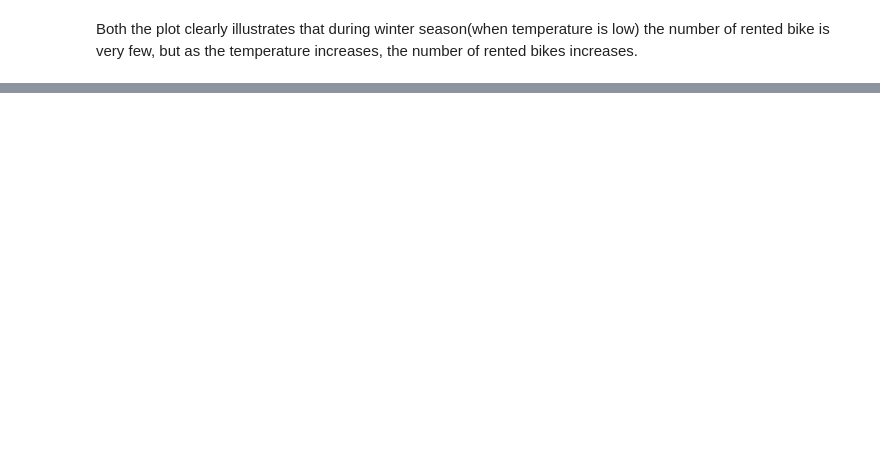
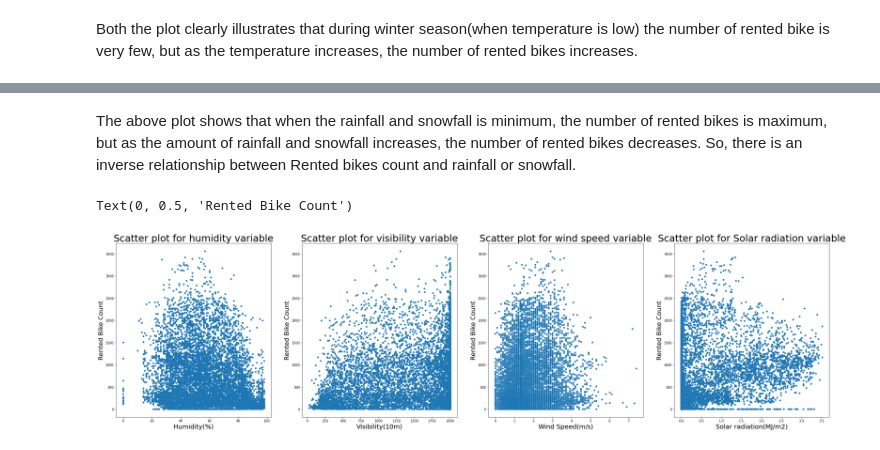
Before and after one commit to SubhamZap/Bike-Sharing-Demand-Prediction, a Jupyter notebook: Bike_Sharing_Demand_Prediction_Capstone_Project.ipynb, the cells around one changed output, grey strips where cells are left out. Drawn from its saved outputs; the diff is of its cells as text; code cells hidden in the pictures; blank space fills up the shorter version.

```diff
--- a/Bike_Sharing_Demand_Prediction_Capstone_Project.ipynb
+++ b/Bike_Sharing_Demand_Prediction_Capstone_Project.ipynb
@@ -199,0 +249,29 @@ Both the plot clearly illustrates that during winter season(when temperature is
+# %% [markdown]
+The above plot shows that when the rainfall and snowfall is minimum, the number of rented bikes is maximum, but as the amount of rainfall and snowfall increases, the number of rented bikes decreases. So, there is an inverse relationship between Rented bikes count and rainfall or snowfall.
+# %%
+# Number of passengers by humidity, visibility, wind speed and solar radiation
+
+fig, (ax1, ax2, ax3, ax4) = plt.subplots(ncols=4, figsize=(40, 10))
+
+bike_copy_df.plot.scatter(x= 'hum', y='cnt', marker = 'o', ax = ax1)
+ax1.set_title('Scatter plot for humidity variable',fontsize = 30)
+ax1.set_xlabel('Humidity(%)' , fontsize = 20)
+ax1.set_ylabel('Rented Bike Count' , fontsize = 20)
+
+bike_copy_df.plot.scatter(x= 'vis', y='cnt', marker = 'o', ax = ax2)
+ax2.set_title('Scatter plot for visibility variable',fontsize = 30)
+ax2.set_xlabel('Visibility(10m)' , fontsize = 20)
+ax2.set_ylabel('Rented Bike Count' , fontsize = 20)
+
+bike_copy_df.plot.scatter(x= 'windspeed', y='cnt', marker = 'o', ax = ax3)
+ax3.set_title('Scatter plot for wind speed variable',fontsize = 30)
+ax3.set_xlabel('Wind Speed(m/s)' , fontsize = 20)
+ax3.set_ylabel('Rented Bike Count' , fontsize = 20)
+
+bike_copy_df.plot.scatter(x= 'rad', y='cnt', marker = 'o', ax = ax4)
+ax4.set_title('Scatter plot for Solar radiation variable',fontsize = 30)
+ax4.set_xlabel('Solar radiation(MJ/m2)' , fontsize = 20)
+ax4.set_ylabel('Rented Bike Count' , fontsize = 20)
+# %% [output]
+Text(0, 0.5, 'Rented Bike Count')
+[figure, added]
```
Also changed, not shown: parts of 28 cells of this notebook.
